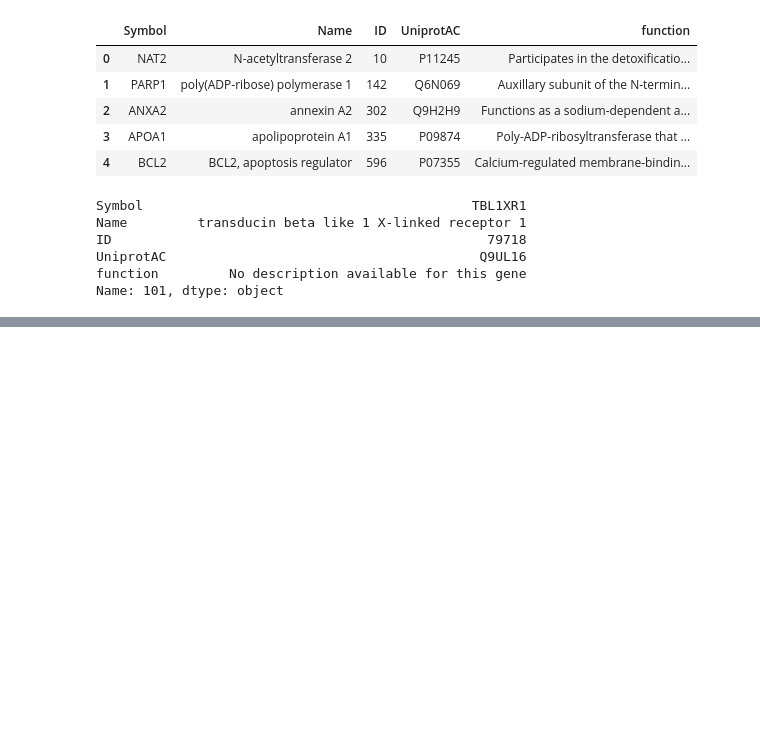
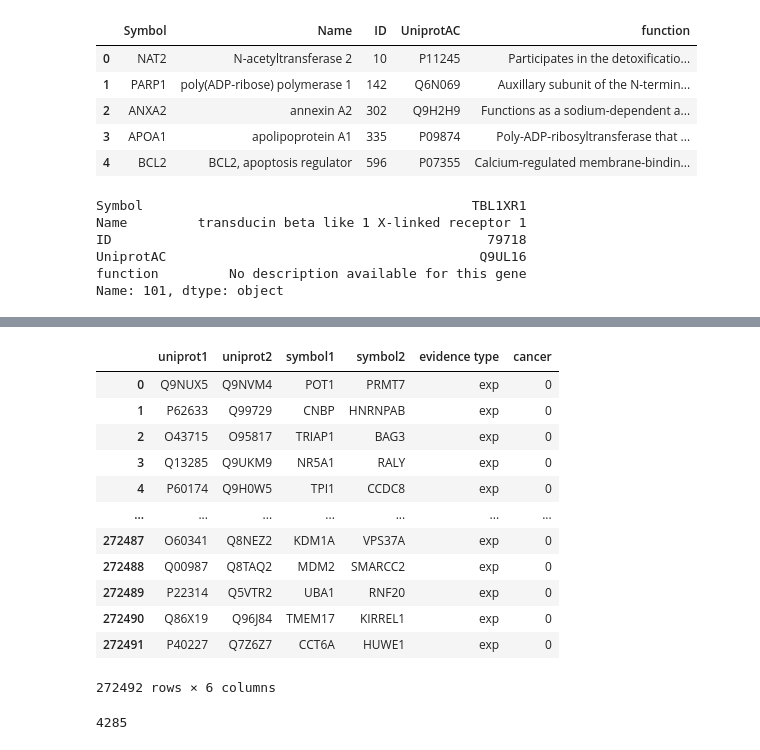
Before and after one commit to giuliacassara/Malignant-Mesothelioma, a Jupyter notebook: Part1.ipynb, the cells around one changed output, grey strips where cells are left out. Cells and saved outputs as stored; diff of their text form; code cells hidden in the pictures; blank space fills up the shorter version.

```diff
--- a/Part1.ipynb
+++ b/Part1.ipynb
@@ -152,0 +285,39 @@ Name: 101, dtype: object
+# %%
+iid = pd.read_csv('iid.txt', sep='\t')
+iid = iid.drop(['Unnamed: 0'], axis = 1)
+iid
+# %% [output]
+|  | uniprot1 | uniprot2 | symbol1 | symbol2 | evidence type | cancer |
+| 0 | Q9NUX5 | Q9NVM4 | POT1 | PRMT7 | exp | 0 |
+| 1 | P62633 | Q99729 | CNBP | HNRNPAB | exp | 0 |
+| 2 | O43715 | O95817 | TRIAP1 | BAG3 | exp | 0 |
+| 3 | Q13285 | Q9UKM9 | NR5A1 | RALY | exp | 0 |
+| 4 | P60174 | Q9H0W5 | TPI1 | CCDC8 | exp | 0 |
+| ... | ... | ... | ... | ... | ... | ... |
+| 272487 | O60341 | Q8NEZ2 | KDM1A | VPS37A | exp | 0 |
+| 272488 | Q00987 | Q8TAQ2 | MDM2 | SMARCC2 | exp | 0 |
+| 272489 | P22314 | Q5VTR2 | UBA1 | RNF20 | exp | 0 |
+| 272490 | Q86X19 | Q96J84 | TMEM17 | KIRREL1 | exp | 0 |
+| 272491 | P40227 | Q7Z6Z7 | CCT6A | HUWE1 | exp | 0 |
+272492 rows × 6 columns
+# %%
+#SAME PROCEDURE as above
+iid_seed_genes = iid.loc[(iid['symbol1'].isin(geneSymbol)) | (iid['symbol2'].isin(geneSymbol))]
+non_seed_1 = iid_seed_genes.loc[~(iid_seed_genes['symbol1'].isin(geneSymbol))]
+# interactor 1 is not a seed genes and interacts with a seed gene
+#B is a seed gene
+non_seed_2 = iid_seed_genes.loc[~(iid_seed_genes['symbol2'].isin(geneSymbol))]
+non_seed_1=non_seed_1.reset_index(drop=True)
+non_seed_2=non_seed_2.reset_index(drop=True)
+#build a list with only non seed genes that interacts with at least one seed gene
+non_seed=[]
+#non_seed_df_A = biogrid_seed_genes.loc[~(biogrid_seed_genes['Official Symbol Interactor A'].isin(geneSymbol))]
+for i in range(0, len(non_seed_1)):
+    non_seed.append(non_seed_1['symbol1'][i])
+for i in range(0, len(non_seed_2)):
+    non_seed.append(non_seed_2['symbol2'][i])
+#drop duplicates
+non_seed = list(dict.fromkeys(non_seed))
+len(non_seed)
+# %% [output]
+4285
```
Also changed, not shown: parts of 26 cells of this notebook, 2 other files.
